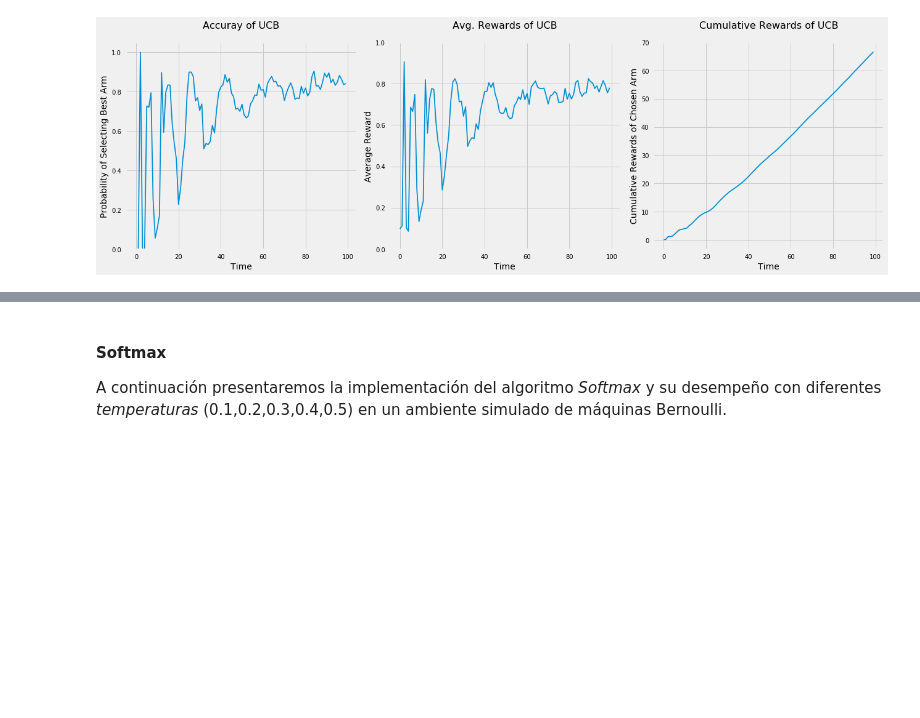
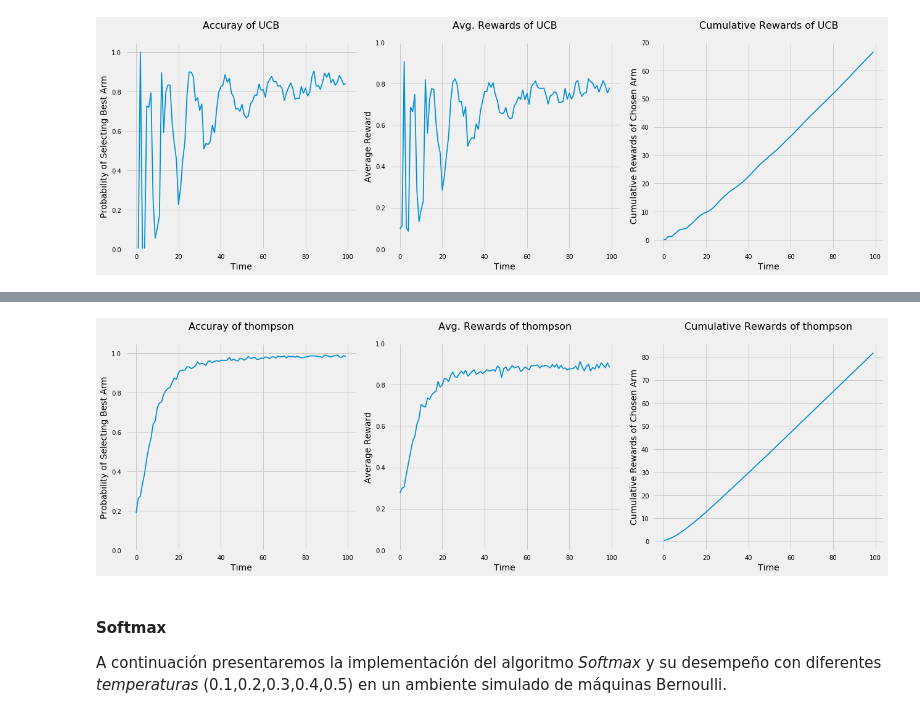
Before and after one commit to oscardaniel88/pf_metodos_analiticos, a Jupyter notebook: Armed_Bandits_ad_selection.ipynb, the cells around one changed output, grey strips where cells are left out. Cells and saved outputs as stored; diff of their text form; code cells hidden in the pictures; blank space fills up the shorter version.

Commit message:
thompson

```diff
--- a/Armed_Bandits_ad_selection.ipynb
+++ b/Armed_Bandits_ad_selection.ipynb
@@ -245,3 +249,99 @@ plot_algorithm(alg_name="UCB", arms=arms, best_arm_index=best_arm_index, num_sim
+# %%
+import os
+import sys
+
+import matplotlib.pyplot as plt
+import numpy as np
+import seaborn as sns
+
+
+sys.path.append(os.path.abspath("../"))
+
+%matplotlib inline
+plt.style.use("fivethirtyeight")
+sns.set_context("notebook")
+
+
+class Thompson:
+    def __init__(self, wins=None, looses=None):
+        self.wins = wins
+        self.looses = looses
+
+    def initialize(self, n_arms):
+        self.wins = np.zeros(n_arms, dtype=int)
+        self.looses = np.zeros(n_arms, dtype=float)
+
+    def select_arm(self):
+        return np.argmax(np.random.beta(self.wins+1,self.looses+1))
+
+    def update(self, chosen_arm, reward):
+        if(reward):
+            self.wins[chosen_arm] += 1
+        else:
+            self.looses[chosen_arm] +=1
+
+class BernoulliArm:
+    def __init__(self, p):
+        self.p=p
+
+    def draw(self):
+        return np.random.binomial(1, self.p) == 1
+
+def test_algorithm(algo, arms, num_simulations, horizon):
+    chosen_arms = np.zeros((num_simulations, horizon))
+    rewards = np.zeros((num_simulations, horizon))
+    for sim in range(num_simulations):
+        algo.initialize(len(arms))
+
+        for t in range(horizon):
+            chosen_arm = algo.select_arm()
+            chosen_arms[sim,t] = chosen_arm
+
+            reward = arms[chosen_arm].draw()
+            rewards[sim,t] = reward
+
+            algo.update(chosen_arm, reward)
+
+    average_rewards = np.mean(rewards, axis = 0)
+    cumulative_rewards = np.cumsum(average_rewards)
+
+    return chosen_arms, average_rewards, cumulative_rewards
+
+ALGORITHMS = {
+    "thompson": Thompson,
+}
+
+def plot_algorithm(alg_name="epsilon-Greedy", arms=None, best_arm_index=None,hyper_params=None, num_simulations=1000, horizon=100, label=None,fig_size=(18, 6)):
+    algo = ALGORITHMS[alg_name]()
+    chosen_arms, average_rewards, cum_rewards = test_algorithm(algo, arms, num_simulations, horizon)
+    average_probs = np.where(chosen_arms == best_arm_index, 1, 0).sum(axis=0) / num_simulations
+
+    fig, axes = plt.subplots(1, 3, figsize=fig_size)
+    axes[0].plot(average_probs)
+    axes[0].set_xlabel("Time", fontsize=14)
+    axes[0].set_ylabel("Probability of Selecting Best Arm", fontsize=14)
+    axes[0].set_title("Accuray of %s"%alg_name, y=1.05, fontsize=16)
+    axes[0].set_ylim([0, 1.05])
+    axes[1].plot(average_rewards)
+    axes[1].set_xlabel("Time", fontsize=14)
+    axes[1].set_ylabel("Average Reward", fontsize=14)
+    axes[1].set_title("Avg. Rewards of %s"%alg_name, y=1.05, fontsize=16)
+    axes[1].set_ylim([0, 1.0])
+    axes[2].plot(cum_rewards)
+    axes[2].set_xlabel("Time", fontsize=14)
+    axes[2].set_ylabel("Cumulative Rewards of Chosen Arm", fontsize=14)
+    axes[2].set_title("Cumulative Rewards of %s"%alg_name, y=1.05, fontsize=16)
+    plt.tight_layout()
+
+np.random.seed(1)
+means = [0.1, 0.1, 0.1, 0.1, 0.9]
+n_arms = len(means)
+np.random.shuffle(means)
+arms = list(map(lambda mu: BernoulliArm(mu), means))
+best_arm_index = np.argmax(means)
+plot_algorithm(alg_name="thompson", arms=arms, best_arm_index=best_arm_index, num_simulations=1000, horizon=100)
+# %% [output]
+[figure, added]
 # %% [markdown]
 #### Softmax
 
```
Also changed, not shown: parts of 1 cell of this notebook.
